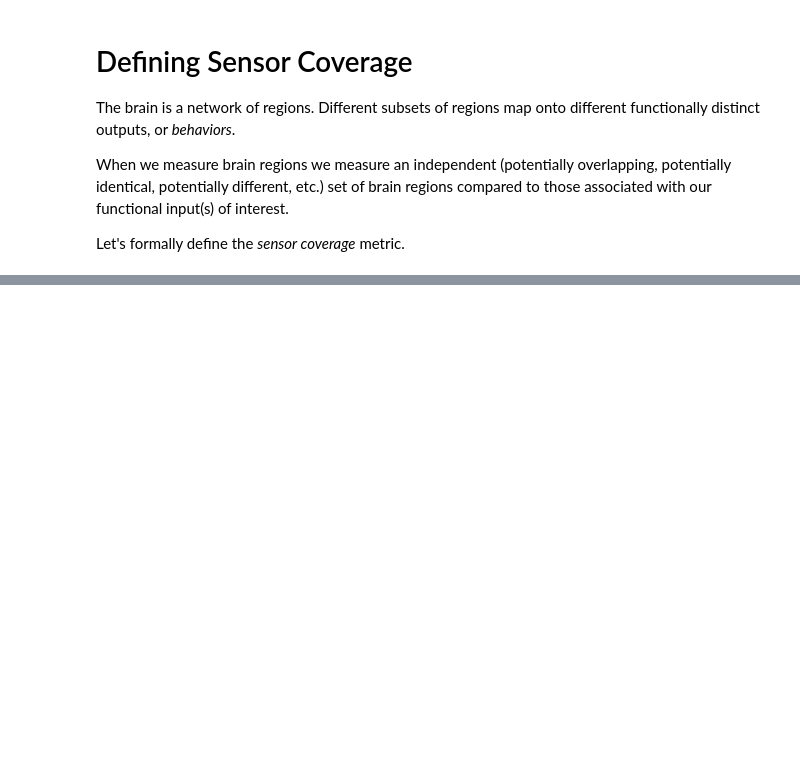
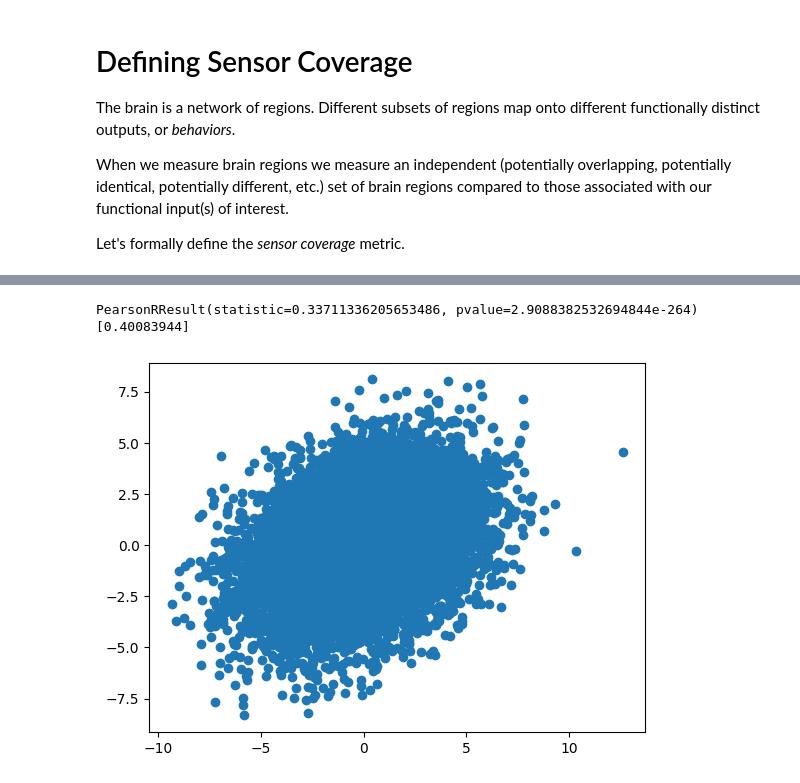
Before and after one commit to virati/DBS_Readouts, a Jupyter notebook: notebooks/A1_coverage.ipynb, the cells around one changed output, grey strips where cells are left out. Saved outputs shown, nothing was run; the diff lists cells and outputs as text; code cells hidden in the pictures; blank space fills up the shorter version.

```diff
--- a/notebooks/A1_coverage.ipynb
+++ b/notebooks/A1_coverage.ipynb
@@ -30,0 +53,11 @@ ValueError: mean must be 1 dimensional
+# %%
+plt.scatter(actual, predicted)
+print(pearsonr(actual, predicted))
+
+model = sm.OLS(actual,predicted)
+corr = model.fit()
+print(corr.params)
+# %% [output]
+PearsonRResult(statistic=0.33711336205653486, pvalue=2.9088382532694844e-264)
+[0.40083944]
+[figure, added]
```
Also changed, not shown: parts of 3 cells of this notebook, 1 other file.
